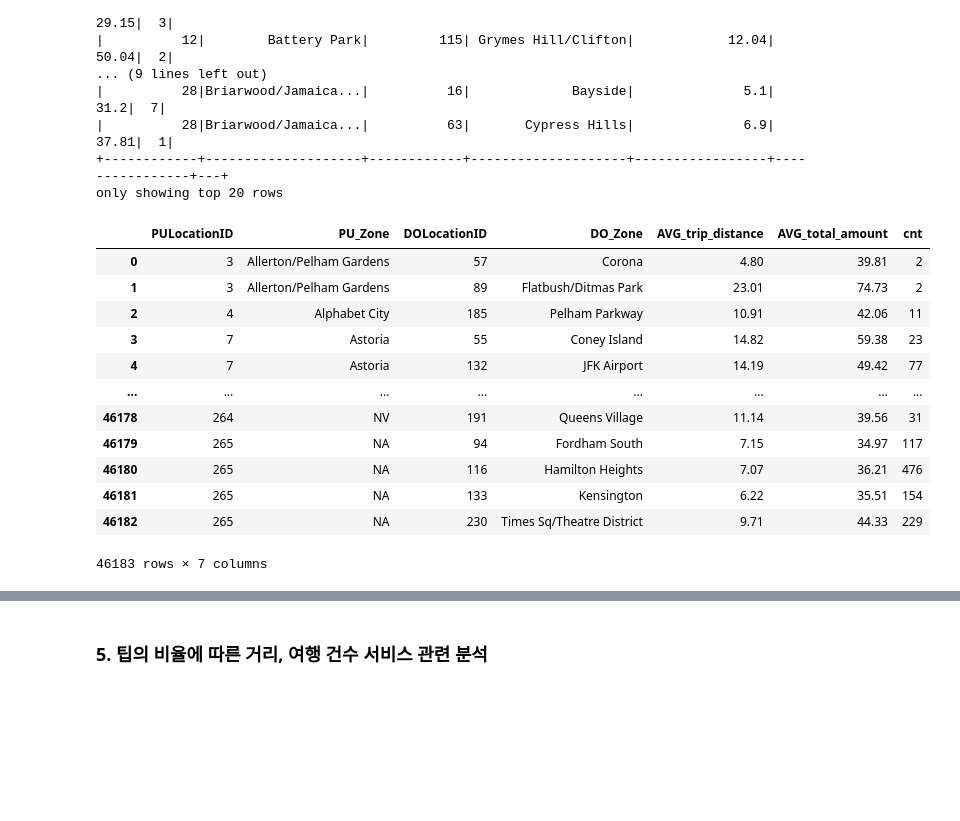
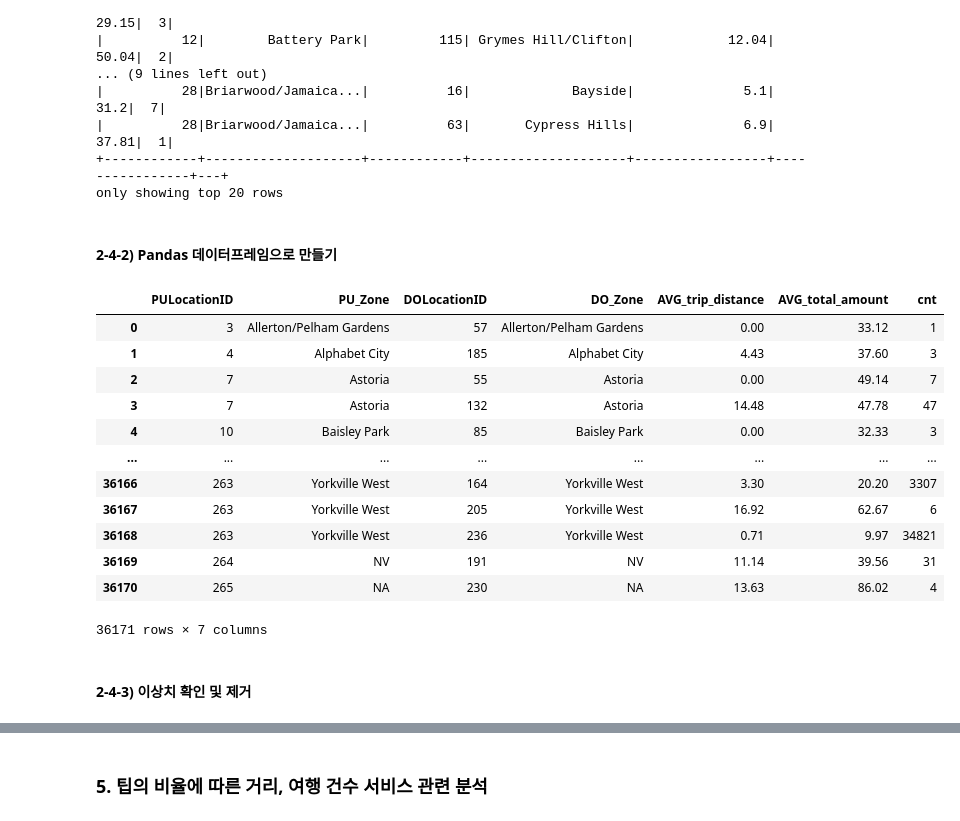
Before and after one commit to ZeroJoon2/aws_test, a Jupyter notebook: src/241211_YellowTaxi2.ipynb, the cells around one changed output, grey strips where cells are left out. Drawn from its saved outputs; the diff is of its cells as text; code cells hidden in the pictures; blank space fills up the shorter version.

```diff
--- a/src/241211_YellowTaxi2.ipynb
+++ b/src/241211_YellowTaxi2.ipynb
@@ -781,37 +741,40 @@ ss.sql('''
 |          28|Briarwood/Jamaica...|          63|       Cypress Hills|              6.9|           37.81|  1|
 +------------+--------------------+------------+--------------------+-----------------+----------------+---+
 only showing top 20 rows
+# %% [markdown]
+#### 2-4-2) Pandas 데이터프레임으로 만들기
 # %%
-ss.sql('''
+df4 = ss.sql('''
     SELECT
         A.PULocationID
         , MAX(B.Zone) as PU_Zone
         , A.DOLocationID
-        , MAX(C.Zone) as DO_Zone
+        , MAX(B.Zone) as DO_Zone
         , ROUND(AVG(A.trip_distance), 2) as AVG_trip_distance
         , ROUND(AVG(A.total_amount), 2) as AVG_total_amount
         , COUNT(*) as cnt -- 건수 체크
     FROM table1 as A
 
     INNER JOIN table2 as B
     ON A.PULocationID = B.LocationID
 
-    INNER JOIN table2 as C
-    on A.DOLocationID = C.LocationID
-
     GROUP BY A.PULocationID, A.DOLocationID
 ''').toPandas()
+
+df4
 # %% [output]
 |  | PULocationID | PU_Zone | DOLocationID | DO_Zone | AVG_trip_distance | AVG_total_amount | cnt |
-| 0 | 3 | Allerton/Pelham Gardens | 57 | Corona | 4.80 | 39.81 | 2 |
-| 1 | 3 | Allerton/Pelham Gardens | 89 | Flatbush/Ditmas Park | 23.01 | 74.73 | 2 |
-| 2 | 4 | Alphabet City | 185 | Pelham Parkway | 10.91 | 42.06 | 11 |
-| 3 | 7 | Astoria | 55 | Coney Island | 14.82 | 59.38 | 23 |
-| 4 | 7 | Astoria | 132 | JFK Airport | 14.19 | 49.42 | 77 |
+| 0 | 3 | Allerton/Pelham Gardens | 57 | Allerton/Pelham Gardens | 0.00 | 33.12 | 1 |
+| 1 | 4 | Alphabet City | 185 | Alphabet City | 4.43 | 37.60 | 3 |
+| 2 | 7 | Astoria | 55 | Astoria | 0.00 | 49.14 | 7 |
+| 3 | 7 | Astoria | 132 | Astoria | 14.48 | 47.78 | 47 |
+| 4 | 10 | Baisley Park | 85 | Baisley Park | 0.00 | 32.33 | 3 |
 | ... | ... | ... | ... | ... | ... | ... | ... |
-| 46178 | 264 | NV | 191 | Queens Village | 11.14 | 39.56 | 31 |
-| 46179 | 265 | NA | 94 | Fordham South | 7.15 | 34.97 | 117 |
-| 46180 | 265 | NA | 116 | Hamilton Heights | 7.07 | 36.21 | 476 |
-| 46181 | 265 | NA | 133 | Kensington | 6.22 | 35.51 | 154 |
-| 46182 | 265 | NA | 230 | Times Sq/Theatre District | 9.71 | 44.33 | 229 |
+| 36166 | 263 | Yorkville West | 164 | Yorkville West | 3.30 | 20.20 | 3307 |
+| 36167 | 263 | Yorkville West | 205 | Yorkville West | 16.92 | 62.67 | 6 |
+| 36168 | 263 | Yorkville West | 236 | Yorkville West | 0.71 | 9.97 | 34821 |
+| 36169 | 264 | NV | 191 | NV | 11.14 | 39.56 | 31 |
+| 36170 | 265 | NA | 230 | NA | 13.63 | 86.02 | 4 |
-46183 rows × 7 columns
+36171 rows × 7 columns
+# %% [markdown]
+#### 2-4-3) 이상치 확인 및 제거
```
Also changed, not shown: parts of 34 cells of this notebook.
